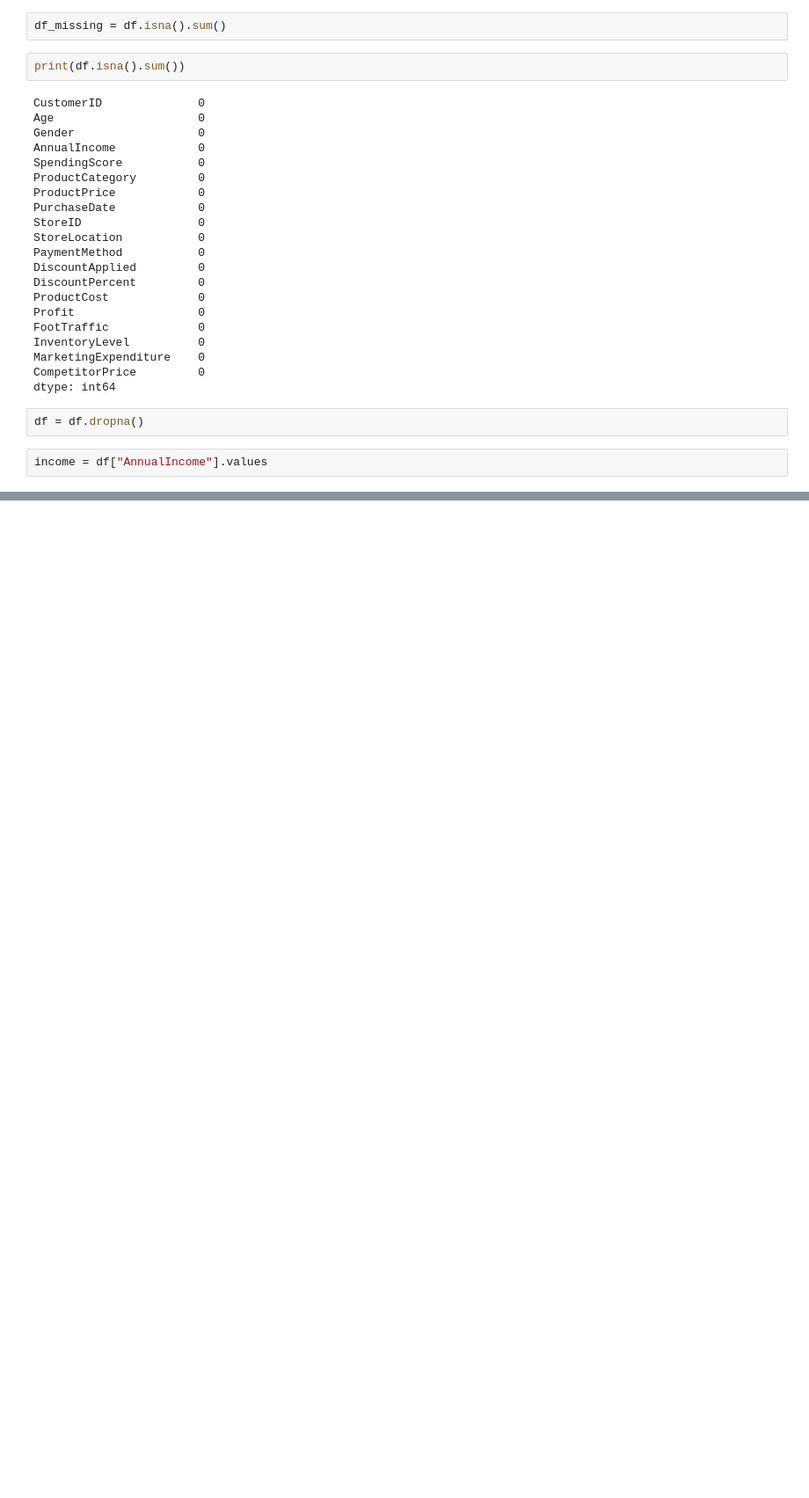
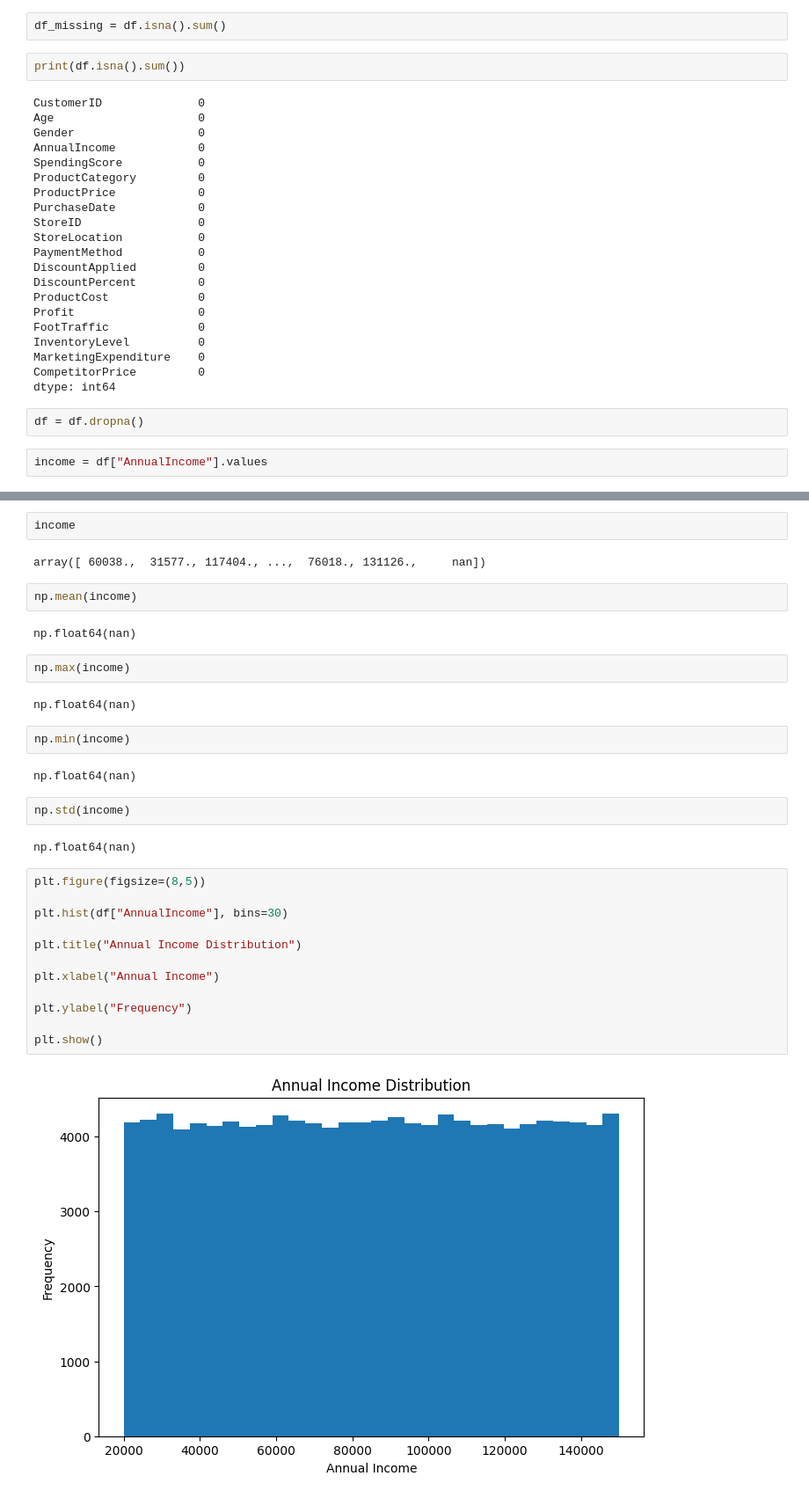
Before and after one commit to anshi611/Applied-Machine-Learning-Lab, a Jupyter notebook: Experiment01_Retail_Sales.ipynb, the cells around one changed output, grey strips where cells are left out. Shown: that part at 88% size. Saved outputs shown, nothing was run; the diff lists cells and outputs as text; blank space fills up the shorter version.

```diff
--- a/Experiment01_Retail_Sales.ipynb
+++ b/Experiment01_Retail_Sales.ipynb
@@ -142,0 +231,34 @@ income = df["AnnualIncome"].values
+# %%
+income
+# %% [output]
+array([ 60038.,  31577., 117404., ...,  76018., 131126.,     nan])
+# %%
+np.mean(income)
+# %% [output]
+np.float64(nan)
+# %%
+np.max(income)
+# %% [output]
+np.float64(nan)
+# %%
+np.min(income)
+# %% [output]
+np.float64(nan)
+# %%
+np.std(income)
+# %% [output]
+np.float64(nan)
+# %%
+plt.figure(figsize=(8,5))
+
+plt.hist(df["AnnualIncome"], bins=30)
+
+plt.title("Annual Income Distribution")
+
+plt.xlabel("Annual Income")
+
+plt.ylabel("Frequency")
+
+plt.show()
+# %% [output]
+[figure, added]
```
Also changed, not shown: parts of 21 cells of this notebook.
